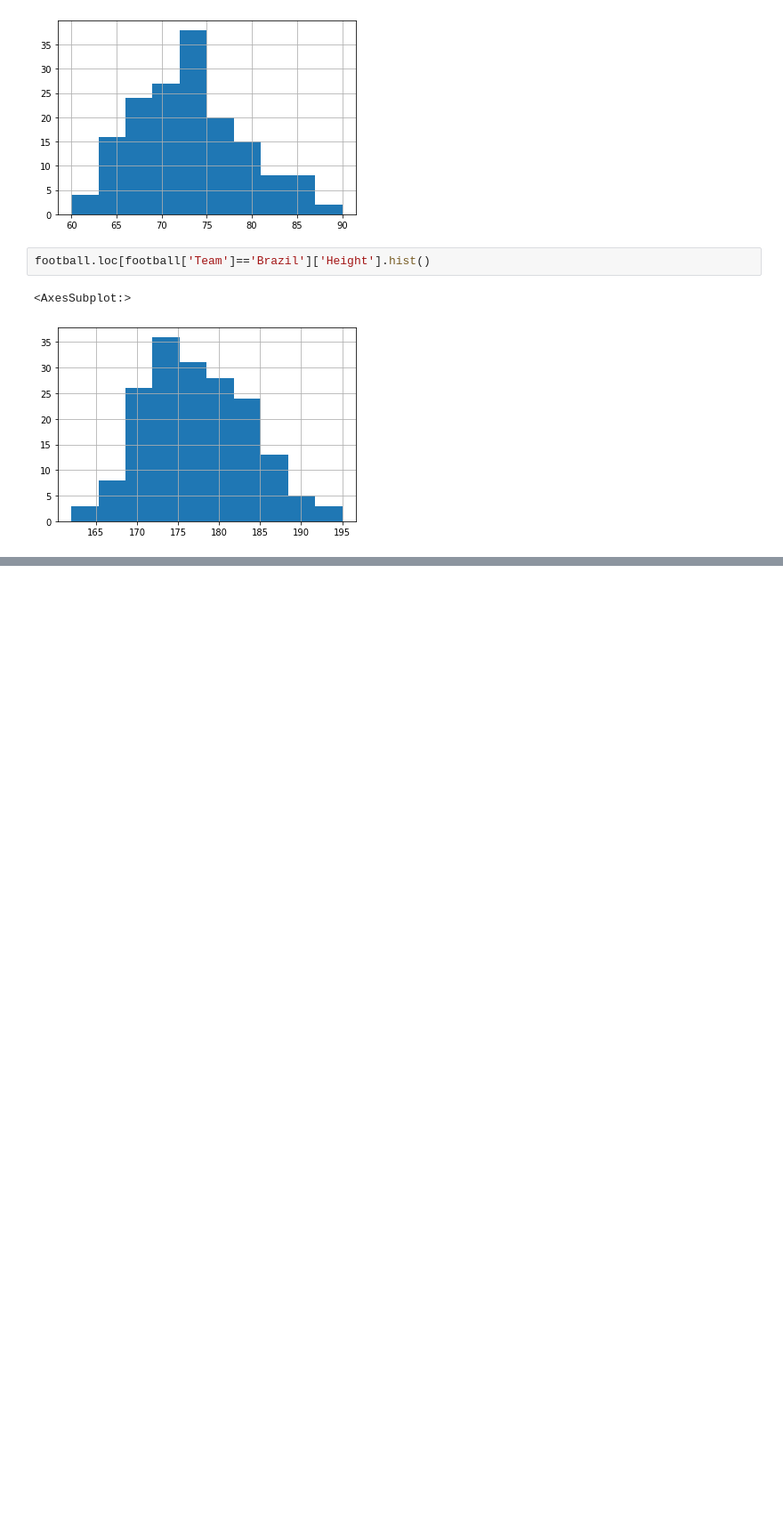
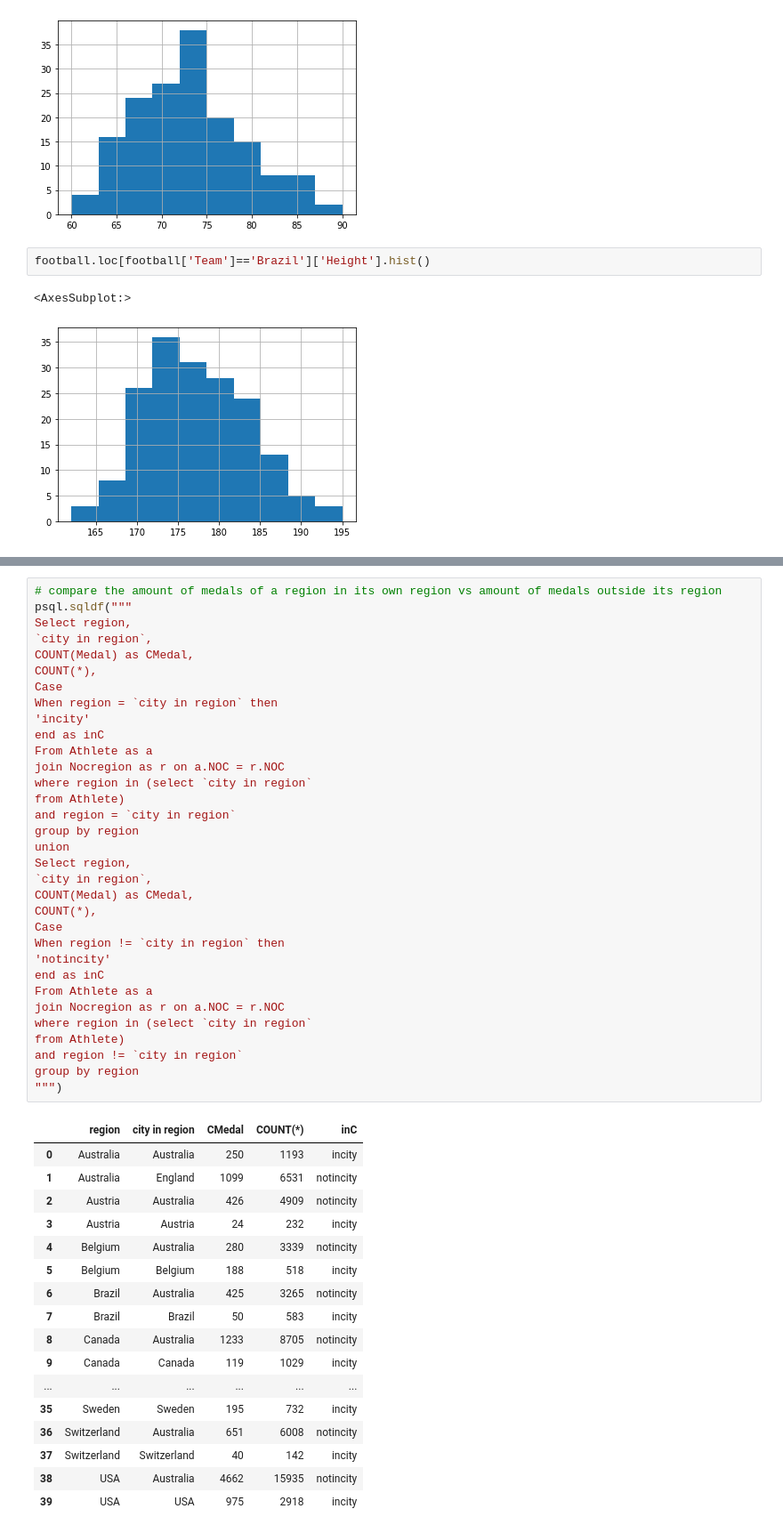
Before and after one commit to baljor3/olympics, a Jupyter notebook: capstone project.ipynb, the cells around one changed output, grey strips where cells are left out. Shown at 89% size. Saved outputs shown, nothing was run; the diff lists cells and outputs as text; blank space fills up the shorter version.

```diff
--- a/capstone project.ipynb
+++ b/capstone project.ipynb
@@ -895,0 +1013,51 @@ order by sum(count_medals) desc
+# %%
+# compare the amount of medals of a region in its own region vs amount of medals outside its region
+psql.sqldf("""
+Select region,
+`city in region`,
+COUNT(Medal) as CMedal,
+COUNT(*),
+Case
+When region = `city in region` then
+'incity'
+end as inC
+From Athlete as a
+join Nocregion as r on a.NOC = r.NOC
+where region in (select `city in region`
+from Athlete)
+and region = `city in region`
+group by region
+union
+Select region,
+`city in region`,
+COUNT(Medal) as CMedal,
+COUNT(*),
+Case
+When region != `city in region` then
+'notincity'
+end as inC
+From Athlete as a
+join Nocregion as r on a.NOC = r.NOC
+where region in (select `city in region`
+from Athlete)
+and region != `city in region`
+group by region
+""")
+# %% [output]
+|  | region | city in region | CMedal | COUNT(*) | inC |
+| 0 | Australia | Australia | 250 | 1193 | incity |
+| 1 | Australia | England | 1099 | 6531 | notincity |
+| 2 | Austria | Australia | 426 | 4909 | notincity |
+| 3 | Austria | Austria | 24 | 232 | incity |
+| 4 | Belgium | Australia | 280 | 3339 | notincity |
+| 5 | Belgium | Belgium | 188 | 518 | incity |
+| 6 | Brazil | Australia | 425 | 3265 | notincity |
+| 7 | Brazil | Brazil | 50 | 583 | incity |
+| 8 | Canada | Australia | 1233 | 8705 | notincity |
+| 9 | Canada | Canada | 119 | 1029 | incity |
+| ... | ... | ... | ... | ... | ... |
+| 35 | Sweden | Sweden | 195 | 732 | incity |
+| 36 | Switzerland | Australia | 651 | 6008 | notincity |
+| 37 | Switzerland | Switzerland | 40 | 142 | incity |
+| 38 | USA | Australia | 4662 | 15935 | notincity |
+| 39 | USA | USA | 975 | 2918 | incity |
```
Also changed, not shown: parts of 13 cells of this notebook.
